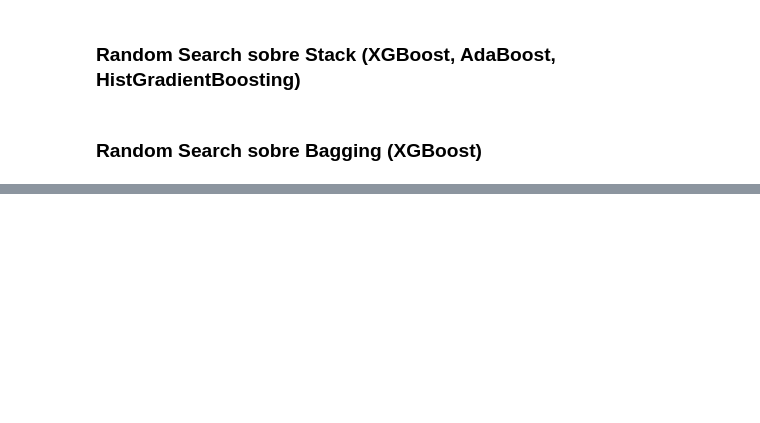
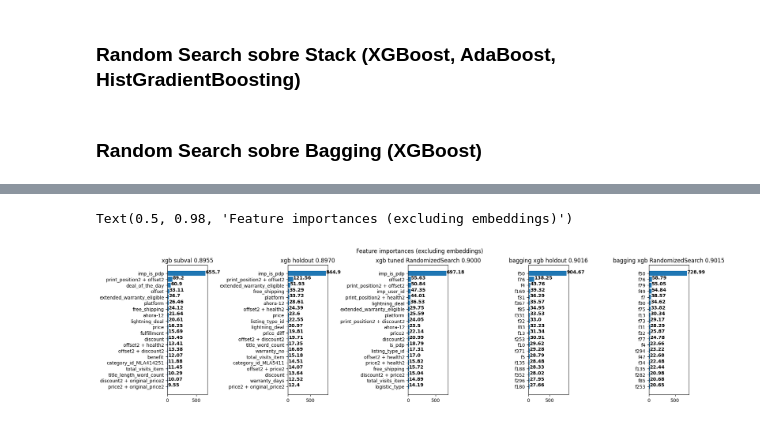
Before and after one commit to IgnacioPardo/TP2_TDVI, a Jupyter notebook: src/entrega.ipynb, the cells around one changed output, grey strips where cells are left out. Cells and saved outputs as stored; diff of their text form; code cells hidden in the pictures; blank space fills up the shorter version.

```diff
--- a/src/entrega.ipynb
+++ b/src/entrega.ipynb
@@ -1835,0 +2091,63 @@ bagged_xgb_rs.best_params_, bagged_xgb_rs.best_score_, bagged_xgb_rs.best_estima
+# %%
+## Feature importances by Gain (excluding embeddings)
+
+fig, axs = plt.subplots(1, 5, figsize=(20, 5))
+
+feat_count = 20
+
+gains_sub = sorted(xgb_subval_model.get_booster().get_score(importance_type="gain").items(), key=lambda x: x[1], reverse=True)
+top_gains_sub = pd.DataFrame(gains_sub, columns=["feature", "gain"]).set_index("feature").filter(regex="^((?!emb).)*$", axis=0).iloc[:feat_count]
+
+gains_ho = sorted(xgb_model.get_booster().get_score(importance_type="gain").items(), key=lambda x: x[1], reverse=True)
+top_gains_ho = pd.DataFrame(gains_ho, columns=["feature", "gain"]).set_index("feature").filter(regex="^((?!emb).)*$", axis=0).iloc[:feat_count]
+
+gains_tuned = sorted(xgb_tuned_model.get_booster().get_score(importance_type="gain").items(), key=lambda x: x[1], reverse=True)
+top_gains_tuned = pd.DataFrame(gains_tuned, columns=["feature", "gain"]).set_index("feature").filter(regex="^((?!emb).)*$", axis=0).iloc[:feat_count]
+
+gains_bag = sorted(bagging_classifier_xgb.estimators_[0].get_booster().get_score(importance_type="gain").items(), key=lambda x: x[1], reverse=True)
+top_gains_bag = pd.DataFrame(gains_bag, columns=["feature", "gain"]).set_index("feature").filter(regex="^((?!emb).)*$", axis=0).iloc[:feat_count]
+
+gains_bag_xgb_tuned = sorted(bagging_classifier_xgb_w_best_params.estimators_[0].get_booster().get_score(importance_type="gain").items(), key=lambda x: x[1], reverse=True)
+top_gains_bag_xgb_tuned = pd.DataFrame(gains_bag_xgb_tuned, columns=["feature", "gain"]).set_index("feature").filter(regex="^((?!emb).)*$", axis=0).iloc[:feat_count]
+
+axs[0].barh(top_gains_sub.index[::-1], top_gains_sub["gain"][::-1])
+axs[1].barh(top_gains_ho.index[::-1], top_gains_ho["gain"][::-1])
+axs[2].barh(top_gains_tuned.index[::-1], top_gains_tuned["gain"][::-1])
+axs[3].barh(top_gains_bag.index[::-1], top_gains_bag["gain"][::-1])
+axs[4].barh(top_gains_bag_xgb_tuned.index[::-1], top_gains_bag_xgb_tuned["gain"][::-1])
+
+
+# Plot gains numbers in each bar
+
+for i, v in enumerate(top_gains_sub["gain"][::-1]):
+    axs[0].text(v + 0.01, i, str(round(v, 2)), color='black', fontweight='bold')
+
+for i, v in enumerate(top_gains_ho["gain"][::-1]):
+    axs[1].text(v + 0.01, i, str(round(v, 2)), color='black', fontweight='bold')
+
+for i, v in enumerate(top_gains_tuned["gain"][::-1]):
+    axs[2].text(v + 0.01, i, str(round(v, 2)), color='black', fontweight='bold')
+
+for i, v in enumerate(top_gains_bag["gain"][::-1]):
+    axs[3].text(v + 0.01, i, str(round(v, 2)), color='black', fontweight='bold')
+
+for i, v in enumerate(top_gains_bag_xgb_tuned["gain"][::-1]):
+    axs[4].text(v + 0.01, i, str(round(v, 2)), color='black', fontweight='bold')
+
+# Space between subplots
+fig.subplots_adjust(wspace=2)
+
+# Title for each subplot
+
+tune_type = "HyperOpt" if hp_tune else "RandomizedSearch"
+
+axs[0].set_title(f"xgb subval {xgb_subval_score:.4f}".format(xgb_subval_score))
+axs[1].set_title(f"xgb holdout {xgb_ho_score:.4f}".format(xgb_ho_score))
+axs[2].set_title(f"xgb tuned {tune_type} {xgb_tuned_score:.4f}".format(tune_type, xgb_tuned_score))
+axs[3].set_title(f"bagging xgb holdout {bag_xgb_score:.4f}".format(bag_xgb_score))
+axs[4].set_title(f"bagging xgb {tune_type} {bagging_classifier_xgb_w_best_params_score:.4f}".format(tune_type, bagging_classifier_xgb_w_best_params_score))
+
+fig.suptitle("Feature importances by Gain (excluding embeddings)")
+# %% [output]
+Text(0.5, 0.98, 'Feature importances (excluding embeddings)')
+[figure, added]
```
Also changed, not shown: parts of 74 cells of this notebook, 8 other files.
